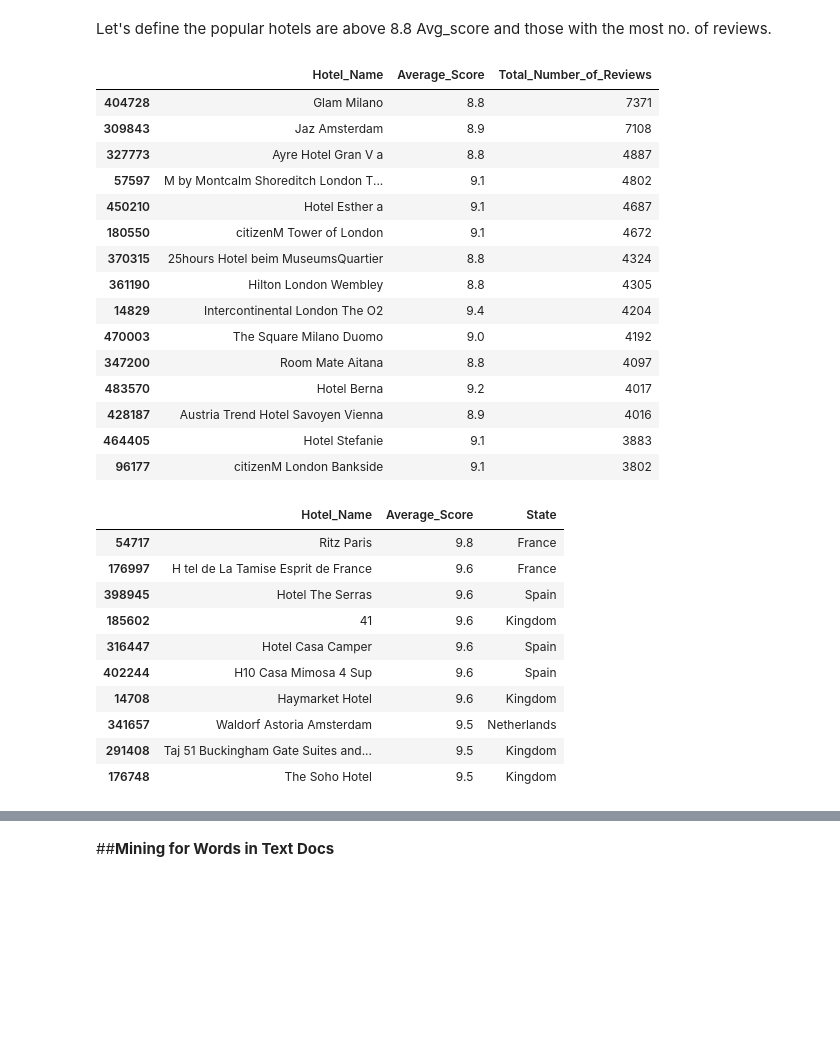
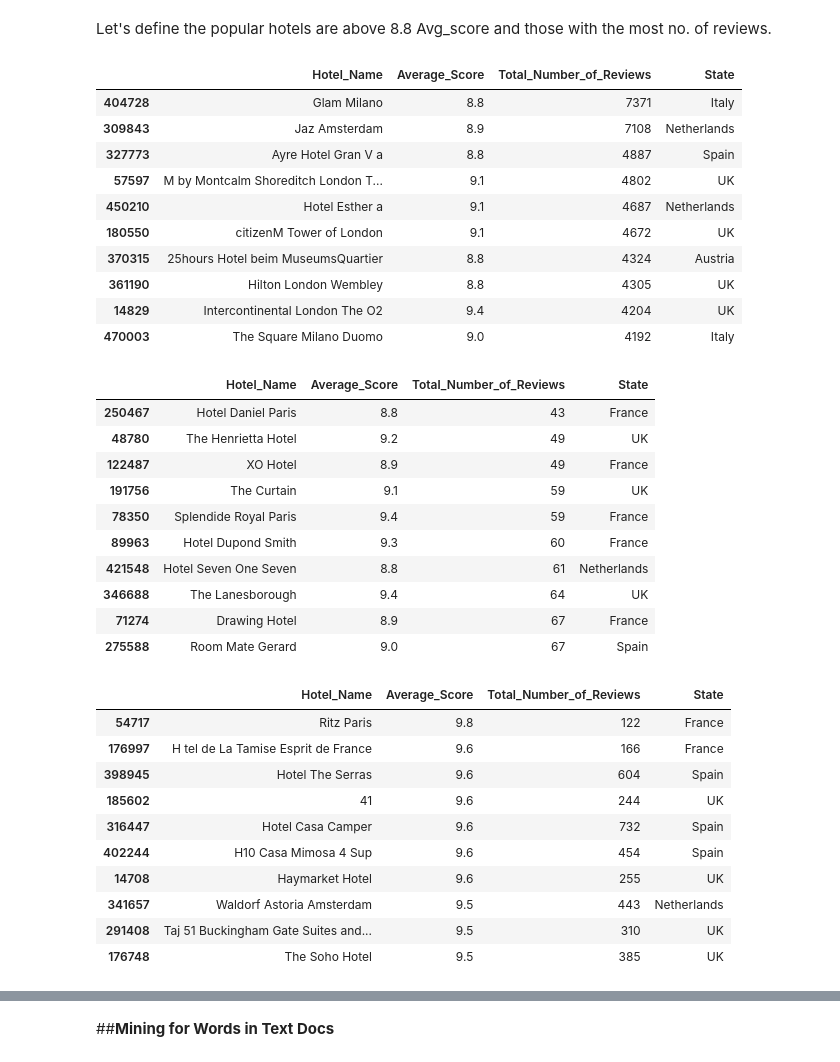
Before and after one commit to ArvindRajen/Conceptual_Analysis, a Jupyter notebook: Hotel_Reviews_EDA.ipynb, the cells around one changed output, grey strips where cells are left out. Drawn from its saved outputs; the diff is of its cells as text; code cells hidden in the pictures; blank space fills up the shorter version.

```diff
--- a/Hotel_Reviews_EDA.ipynb
+++ b/Hotel_Reviews_EDA.ipynb
@@ -144,41 +131,52 @@ Now that we know there *1492* Hotels in the data set we now look at How many of
 # %% [markdown]
 Let's define the popular hotels are above 8.8 Avg_score and those with the most no. of reviews.
 # %%
-#Top 15 Popular hotels
-df[df.Average_Score >= 8.8][['Hotel_Name','Average_Score',
-                             'Total_Number_of_Reviews']].drop_duplicates().sort_values(by ='Total_Number_of_Reviews',ascending = False)[:15]
+#Top 10 Popular hotels
+df[df.Average_Score >= 8.8][['Hotel_Name','Average_Score', 'Total_Number_of_Reviews',
+                             'State']].drop_duplicates().sort_values(by ='Total_Number_of_Reviews',ascending = False)[:10]
 # %% [output]
-|  | Hotel_Name | Average_Score | Total_Number_of_Reviews |
-| 404728 | Glam Milano | 8.8 | 7371 |
-| 309843 | Jaz Amsterdam | 8.9 | 7108 |
-| 327773 | Ayre Hotel Gran V a | 8.8 | 4887 |
-| 57597 | M by Montcalm Shoreditch London T... | 9.1 | 4802 |
-| 450210 | Hotel Esther a | 9.1 | 4687 |
-| 180550 | citizenM Tower of London | 9.1 | 4672 |
-| 370315 | 25hours Hotel beim MuseumsQuartier | 8.8 | 4324 |
-| 361190 | Hilton London Wembley | 8.8 | 4305 |
-| 14829 | Intercontinental London The O2 | 9.4 | 4204 |
-| 470003 | The Square Milano Duomo | 9.0 | 4192 |
-| 347200 | Room Mate Aitana | 8.8 | 4097 |
-| 483570 | Hotel Berna | 9.2 | 4017 |
-| 428187 | Austria Trend Hotel Savoyen Vienna | 8.9 | 4016 |
-| 464405 | Hotel Stefanie | 9.1 | 3883 |
-| 96177 | citizenM London Bankside | 9.1 | 3802 |
+|  | Hotel_Name | Average_Score | Total_Number_of_Reviews | State |
+| 404728 | Glam Milano | 8.8 | 7371 | Italy |
+| 309843 | Jaz Amsterdam | 8.9 | 7108 | Netherlands |
+| 327773 | Ayre Hotel Gran V a | 8.8 | 4887 | Spain |
+| 57597 | M by Montcalm Shoreditch London T... | 9.1 | 4802 | UK |
+| 450210 | Hotel Esther a | 9.1 | 4687 | Netherlands |
+| 180550 | citizenM Tower of London | 9.1 | 4672 | UK |
+| 370315 | 25hours Hotel beim MuseumsQuartier | 8.8 | 4324 | Austria |
+| 361190 | Hilton London Wembley | 8.8 | 4305 | UK |
+| 14829 | Intercontinental London The O2 | 9.4 | 4204 | UK |
+| 470003 | The Square Milano Duomo | 9.0 | 4192 | Italy |
+# %%
+#Top 10 Unheard hotels
+df[df.Average_Score >= 8.8][['Hotel_Name','Average_Score', 'Total_Number_of_Reviews',
+                             'State']].drop_duplicates().sort_values(by ='Total_Number_of_Reviews',ascending = True)[:10]
+# %% [output]
+|  | Hotel_Name | Average_Score | Total_Number_of_Reviews | State |
+| 250467 | Hotel Daniel Paris | 8.8 | 43 | France |
+| 48780 | The Henrietta Hotel | 9.2 | 49 | UK |
+| 122487 | XO Hotel | 8.9 | 49 | France |
+| 191756 | The Curtain | 9.1 | 59 | UK |
+| 78350 | Splendide Royal Paris | 9.4 | 59 | France |
+| 89963 | Hotel Dupond Smith | 9.3 | 60 | France |
+| 421548 | Hotel Seven One Seven | 8.8 | 61 | Netherlands |
+| 346688 | The Lanesborough | 9.4 | 64 | UK |
+| 71274 | Drawing Hotel | 8.9 | 67 | France |
+| 275588 | Room Mate Gerard | 9.0 | 67 | Spain |
 # %%
 # find the best 10 hotels in Europe
-df[(df.Average_Score >= 9.0)][['Hotel_Name','Average_Score',
+df[(df.Average_Score >= 9.0)][['Hotel_Name','Average_Score', 'Total_Number_of_Reviews',
                                'State']].drop_duplicates().sort_values(by ='Average_Score',ascending = False)[:10]
 # %% [output]
-|  | Hotel_Name | Average_Score | State |
-| 54717 | Ritz Paris | 9.8 | France |
-| 176997 | H tel de La Tamise Esprit de France | 9.6 | France |
-| 398945 | Hotel The Serras | 9.6 | Spain |
-| 185602 | 41 | 9.6 | Kingdom |
-| 316447 | Hotel Casa Camper | 9.6 | Spain |
-| 402244 | H10 Casa Mimosa 4 Sup | 9.6 | Spain |
-| 14708 | Haymarket Hotel | 9.6 | Kingdom |
-| 341657 | Waldorf Astoria Amsterdam | 9.5 | Netherlands |
-| 291408 | Taj 51 Buckingham Gate Suites and... | 9.5 | Kingdom |
-| 176748 | The Soho Hotel | 9.5 | Kingdom |
+|  | Hotel_Name | Average_Score | Total_Number_of_Reviews | State |
+| 54717 | Ritz Paris | 9.8 | 122 | France |
+| 176997 | H tel de La Tamise Esprit de France | 9.6 | 166 | France |
+| 398945 | Hotel The Serras | 9.6 | 604 | Spain |
+| 185602 | 41 | 9.6 | 244 | UK |
+| 316447 | Hotel Casa Camper | 9.6 | 732 | Spain |
+| 402244 | H10 Casa Mimosa 4 Sup | 9.6 | 454 | Spain |
+| 14708 | Haymarket Hotel | 9.6 | 255 | UK |
+| 341657 | Waldorf Astoria Amsterdam | 9.5 | 443 | Netherlands |
+| 291408 | Taj 51 Buckingham Gate Suites and... | 9.5 | 310 | UK |
+| 176748 | The Soho Hotel | 9.5 | 385 | UK |
 # %%
 # find the worst 10 hotels
```
Also changed, not shown: parts of 14 cells of this notebook.
